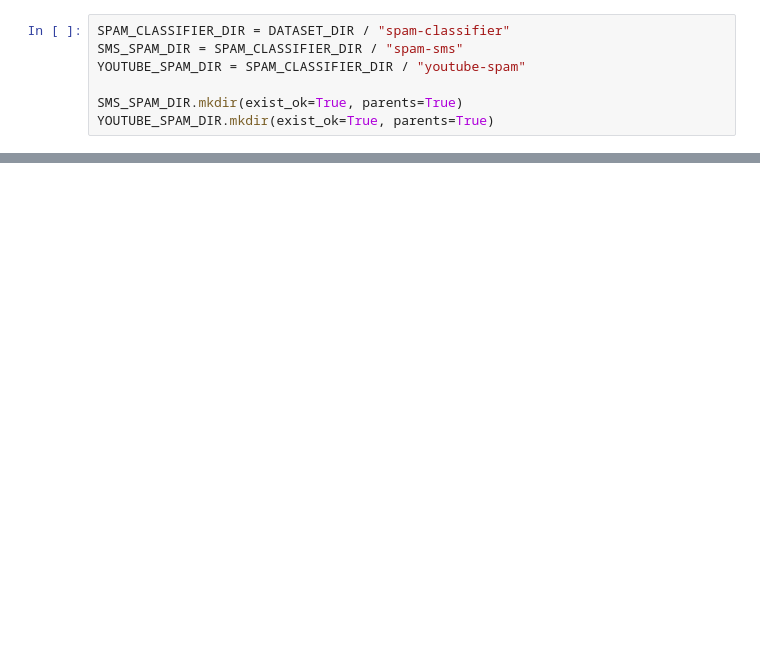
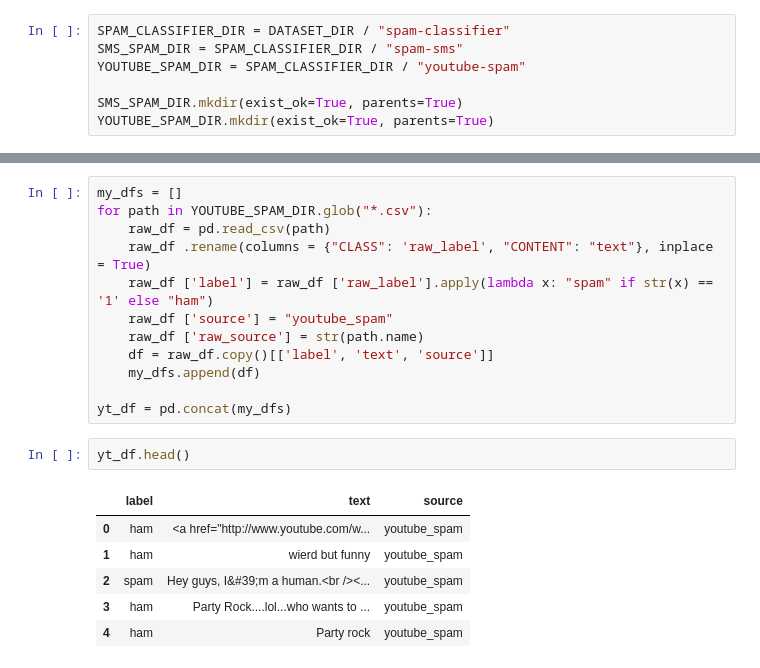
Before and after one commit to sdoan17/Spam-Detection-API, a Jupyter notebook: nbs/1_Download_Datasets.ipynb, the cells around one changed output, grey strips where cells are left out. Drawn from its saved outputs; the diff is of its cells as text; blank space fills up the shorter version.

```diff
--- a/nbs/1_Download_Datasets.ipynb
+++ b/nbs/1_Download_Datasets.ipynb
@@ -50,0 +80,21 @@ Archive:  /Users/simondoan/My-Docs/Projects/Spam-Detection-API/datasets/zips/you
+# %%
+my_dfs = []
+for path in YOUTUBE_SPAM_DIR.glob("*.csv"):
+    raw_df = pd.read_csv(path)
+    raw_df .rename(columns = {"CLASS": 'raw_label', "CONTENT": "text"}, inplace = True)
+    raw_df ['label'] = raw_df ['raw_label'].apply(lambda x: "spam" if str(x) == '1' else "ham")
+    raw_df ['source'] = "youtube_spam"
+    raw_df ['raw_source'] = str(path.name)
+    df = raw_df.copy()[['label', 'text', 'source']]
+    my_dfs.append(df)
+
+yt_df = pd.concat(my_dfs)
+# %%
+yt_df.head()
+# %% [output]
+|  | label | text | source |
+| 0 | ham | <a href="http://www.youtube.com/w... | youtube_spam |
+| 1 | ham | wierd but funny﻿ | youtube_spam |
+| 2 | spam | Hey guys, I&#39;m a human.<br /><... | youtube_spam |
+| 3 | ham | Party Rock....lol...who wants to ... | youtube_spam |
+| 4 | ham | Party rock﻿ | youtube_spam |
```
Also changed, not shown: parts of 11 cells of this notebook, 2 other files.
